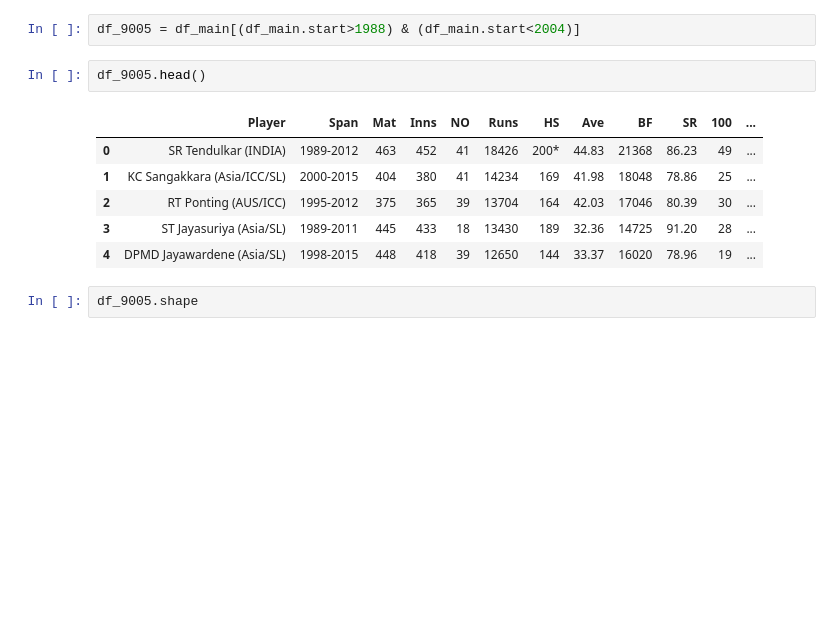
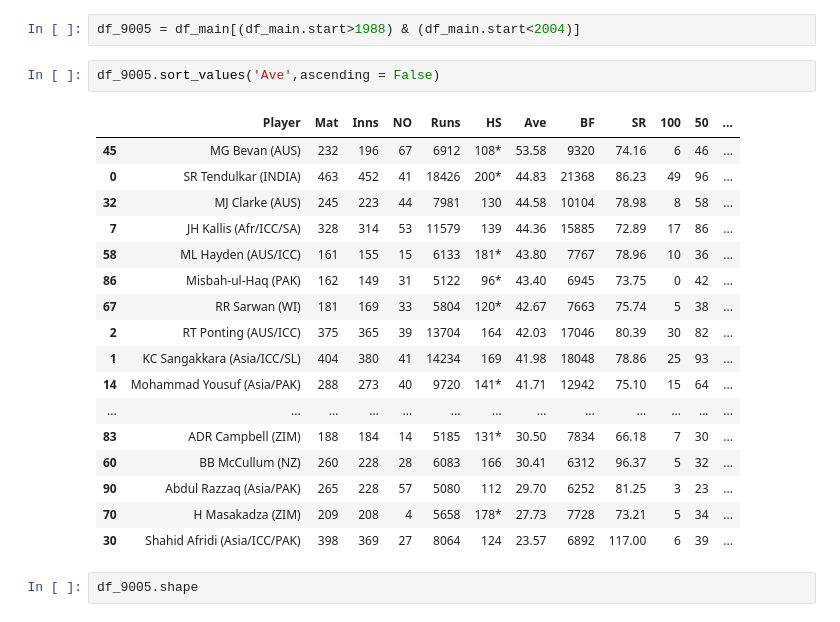
Before and after one commit to tanyx/Cricket_Analysis, a Jupyter notebook: Cric_EDA.ipynb, the cells around one changed output. Saved outputs shown, nothing was run; the diff lists cells and outputs as text; blank space fills up the shorter version.

```diff
--- a/Cric_EDA.ipynb
+++ b/Cric_EDA.ipynb
@@ -95,15 +95,26 @@ plt.show()
 [figure]
 # %%
 df_9005 = df_main[(df_main.start>1988) & (df_main.start<2004)]
-# %%
-df_9005.head()
-# %% [output]
-|  | Player | Span | Mat | Inns | NO | Runs | HS | Ave | BF | SR | 100 | ... |
-| 0 | SR Tendulkar (INDIA) | 1989-2012 | 463 | 452 | 41 | 18426 | 200* | 44.83 | 21368 | 86.23 | 49 | ... |
-| 1 | KC Sangakkara (Asia/ICC/SL) | 2000-2015 | 404 | 380 | 41 | 14234 | 169 | 41.98 | 18048 | 78.86 | 25 | ... |
-| 2 | RT Ponting (AUS/ICC) | 1995-2012 | 375 | 365 | 39 | 13704 | 164 | 42.03 | 17046 | 80.39 | 30 | ... |
-| 3 | ST Jayasuriya (Asia/SL) | 1989-2011 | 445 | 433 | 18 | 13430 | 189 | 32.36 | 14725 | 91.20 | 28 | ... |
-| 4 | DPMD Jayawardene (Asia/SL) | 1998-2015 | 448 | 418 | 39 | 12650 | 144 | 33.37 | 16020 | 78.96 | 19 | ... |
+# %%
+df_9005.sort_values('Ave',ascending = False)
+# %% [output]
+|  | Player | Mat | Inns | NO | Runs | HS | Ave | BF | SR | 100 | 50 | ... |
+| 45 | MG Bevan (AUS) | 232 | 196 | 67 | 6912 | 108* | 53.58 | 9320 | 74.16 | 6 | 46 | ... |
+| 0 | SR Tendulkar (INDIA) | 463 | 452 | 41 | 18426 | 200* | 44.83 | 21368 | 86.23 | 49 | 96 | ... |
+| 32 | MJ Clarke (AUS) | 245 | 223 | 44 | 7981 | 130 | 44.58 | 10104 | 78.98 | 8 | 58 | ... |
+| 7 | JH Kallis (Afr/ICC/SA) | 328 | 314 | 53 | 11579 | 139 | 44.36 | 15885 | 72.89 | 17 | 86 | ... |
+| 58 | ML Hayden (AUS/ICC) | 161 | 155 | 15 | 6133 | 181* | 43.80 | 7767 | 78.96 | 10 | 36 | ... |
+| 86 | Misbah-ul-Haq (PAK) | 162 | 149 | 31 | 5122 | 96* | 43.40 | 6945 | 73.75 | 0 | 42 | ... |
+| 67 | RR Sarwan (WI) | 181 | 169 | 33 | 5804 | 120* | 42.67 | 7663 | 75.74 | 5 | 38 | ... |
+| 2 | RT Ponting (AUS/ICC) | 375 | 365 | 39 | 13704 | 164 | 42.03 | 17046 | 80.39 | 30 | 82 | ... |
+| 1 | KC Sangakkara (Asia/ICC/SL) | 404 | 380 | 41 | 14234 | 169 | 41.98 | 18048 | 78.86 | 25 | 93 | ... |
+| 14 | Mohammad Yousuf (Asia/PAK) | 288 | 273 | 40 | 9720 | 141* | 41.71 | 12942 | 75.10 | 15 | 64 | ... |
+| ... | ... | ... | ... | ... | ... | ... | ... | ... | ... | ... | ... | ... |
+| 83 | ADR Campbell (ZIM) | 188 | 184 | 14 | 5185 | 131* | 30.50 | 7834 | 66.18 | 7 | 30 | ... |
+| 60 | BB McCullum (NZ) | 260 | 228 | 28 | 6083 | 166 | 30.41 | 6312 | 96.37 | 5 | 32 | ... |
+| 90 | Abdul Razzaq (Asia/PAK) | 265 | 228 | 57 | 5080 | 112 | 29.70 | 6252 | 81.25 | 3 | 23 | ... |
+| 70 | H Masakadza (ZIM) | 209 | 208 | 4 | 5658 | 178* | 27.73 | 7728 | 73.21 | 5 | 34 | ... |
+| 30 | Shahid Afridi (Asia/ICC/PAK) | 398 | 369 | 27 | 8064 | 124 | 23.57 | 6892 | 117.00 | 6 | 39 | ... |
 # %%
 df_9005.shape
 # %% [output]
```
Also changed, not shown: parts of 4 cells of this notebook.
